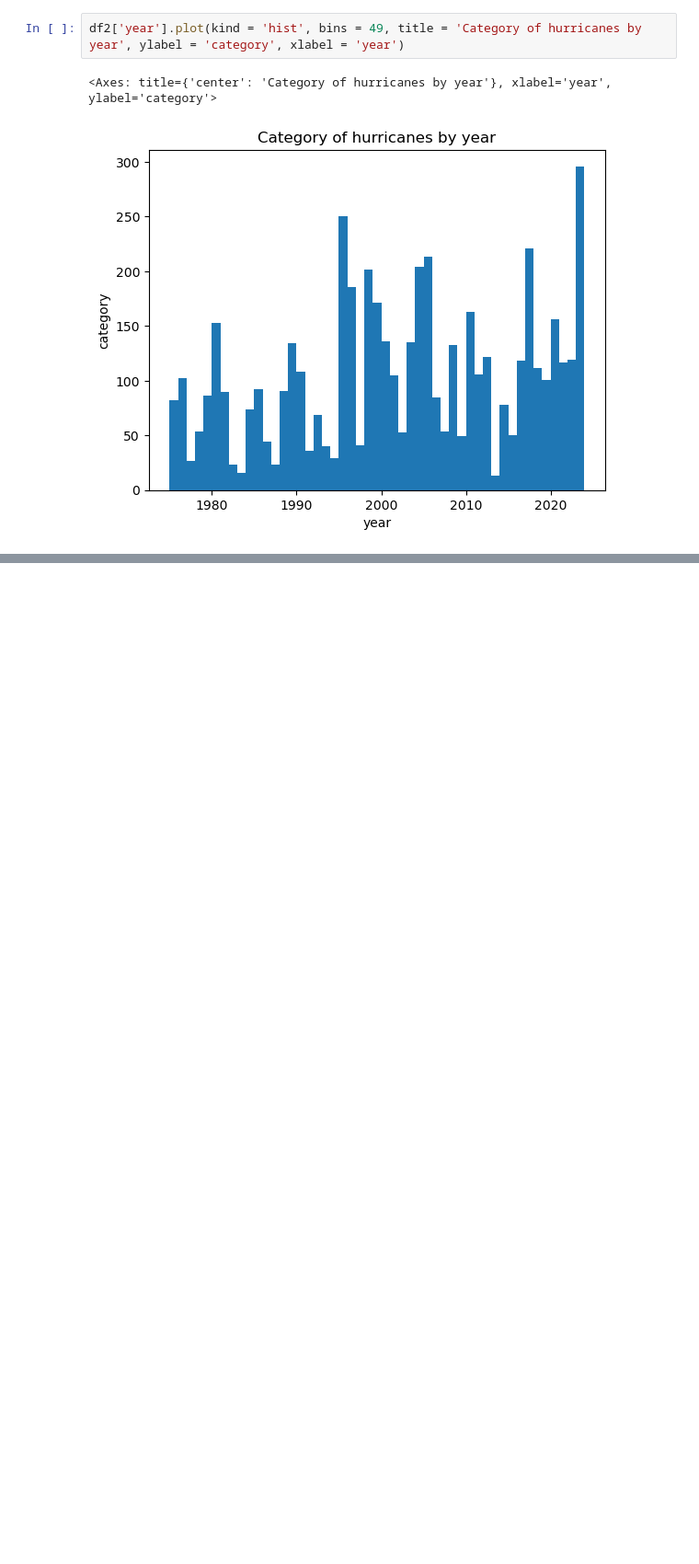
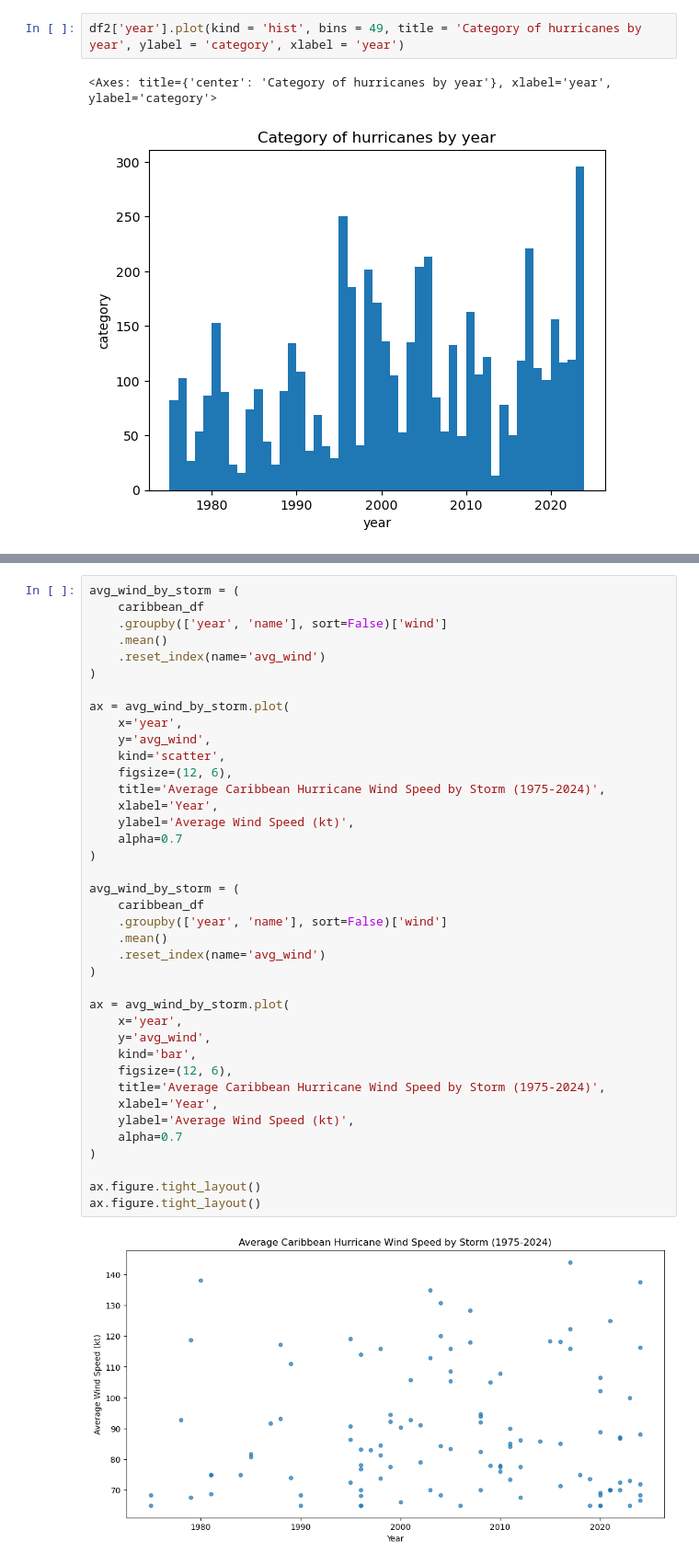
Before and after one commit to jadalee26/ISAT-Semester-Project, a Jupyter notebook: Code/Figure presentation.ipynb, the cells around one changed output, grey strips where cells are left out. Shown at 92% size. Saved outputs shown, nothing was run; the diff lists cells and outputs as text; blank space fills up the shorter version.

```diff
--- a/Code/Figure presentation.ipynb
+++ b/Code/Figure presentation.ipynb
@@ -123,0 +162,41 @@ plt.show()
+# %%
+avg_wind_by_storm = (
+    caribbean_df
+    .groupby(['year', 'name'], sort=False)['wind']
+    .mean()
+    .reset_index(name='avg_wind')
+)
+
+ax = avg_wind_by_storm.plot(
+    x='year',
+    y='avg_wind',
+    kind='scatter',
+    figsize=(12, 6),
+    title='Average Caribbean Hurricane Wind Speed by Storm (1975-2024)',
+    xlabel='Year',
+    ylabel='Average Wind Speed (kt)',
+    alpha=0.7
+)
+
+avg_wind_by_storm = (
+    caribbean_df
+    .groupby(['year', 'name'], sort=False)['wind']
+    .mean()
+    .reset_index(name='avg_wind')
+)
+
+ax = avg_wind_by_storm.plot(
+    x='year',
+    y='avg_wind',
+    kind='bar',
+    figsize=(12, 6),
+    title='Average Caribbean Hurricane Wind Speed by Storm (1975-2024)',
+    xlabel='Year',
+    ylabel='Average Wind Speed (kt)',
+    alpha=0.7
+)
+
+ax.figure.tight_layout()
+ax.figure.tight_layout()
+# %% [output]
+[figure, added]
```
Also changed, not shown: parts of 12 cells of this notebook, 6 other files.
